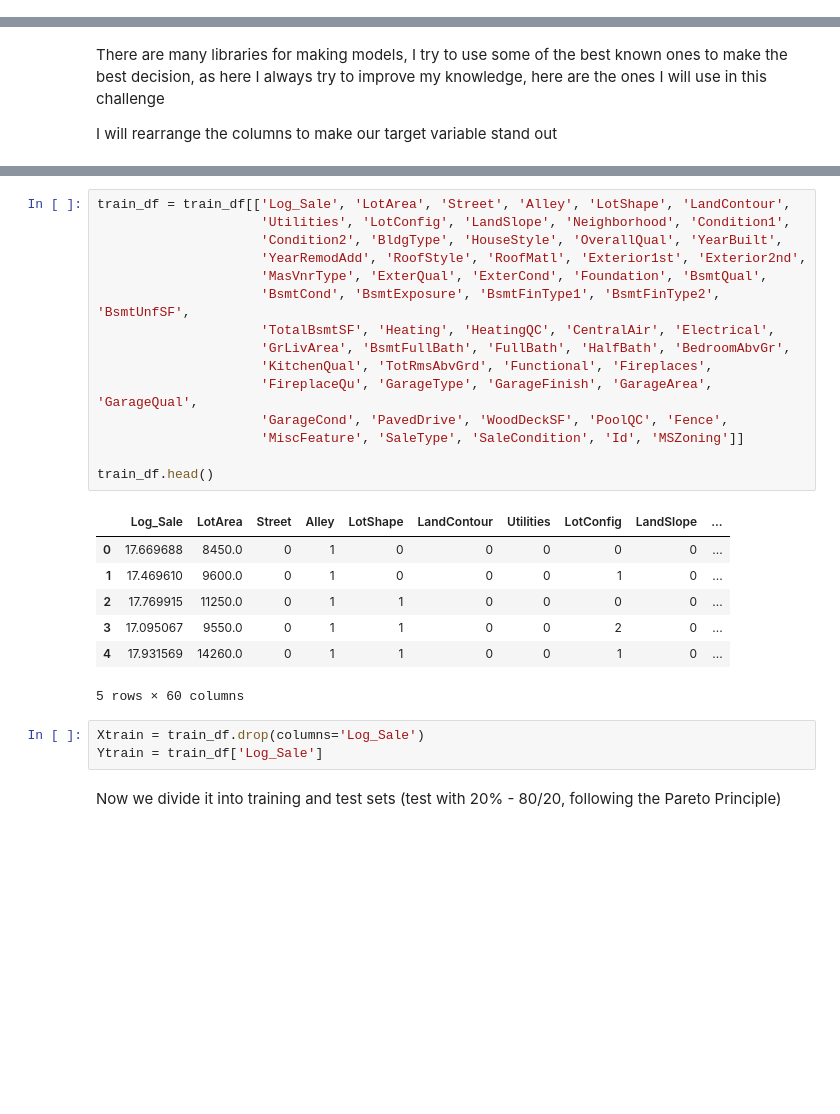
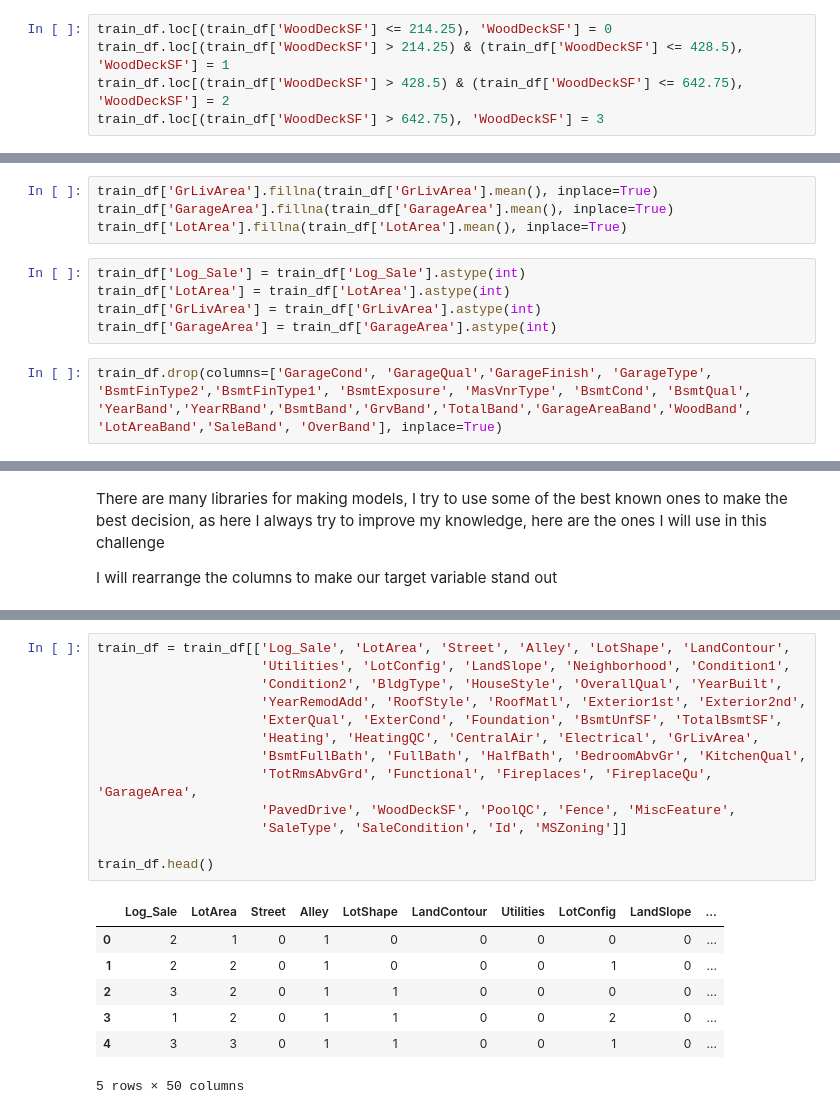
Before and after one commit to rafachoks/data-study, a Jupyter notebook: HouseRent/HouseRentv2.ipynb, the cells around one changed output, grey strips where cells are left out. Drawn from its saved outputs; the diff is of its cells as text; blank space fills up the shorter version.

```diff
--- a/HouseRent/HouseRentv2.ipynb
+++ b/HouseRent/HouseRentv2.ipynb
@@ -663,0 +802,5 @@ train_df.loc[(train_df['OverallQual'] > 7.0), 'OverallQual'] = 3
+# %%
+train_df.loc[(train_df['WoodDeckSF'] <= 214.25), 'WoodDeckSF'] = 0
+train_df.loc[(train_df['WoodDeckSF'] > 214.25) & (train_df['WoodDeckSF'] <= 428.5), 'WoodDeckSF'] = 1
+train_df.loc[(train_df['WoodDeckSF'] > 428.5) & (train_df['WoodDeckSF'] <= 642.75), 'WoodDeckSF'] = 2
+train_df.loc[(train_df['WoodDeckSF'] > 642.75), 'WoodDeckSF'] = 3
@@ -663,0 +822,11 @@ train_df.loc[(train_df['OverallQual'] > 7.0), 'OverallQual'] = 3
+# %%
+train_df['GrLivArea'].fillna(train_df['GrLivArea'].mean(), inplace=True)
+train_df['GarageArea'].fillna(train_df['GarageArea'].mean(), inplace=True)
+train_df['LotArea'].fillna(train_df['LotArea'].mean(), inplace=True)
+# %%
+train_df['Log_Sale'] = train_df['Log_Sale'].astype(int)
+train_df['LotArea'] = train_df['LotArea'].astype(int)
+train_df['GrLivArea'] = train_df['GrLivArea'].astype(int)
+train_df['GarageArea'] = train_df['GarageArea'].astype(int)
+# %%
+train_df.drop(columns=['GarageCond', 'GarageQual','GarageFinish', 'GarageType', 'BsmtFinType2','BsmtFinType1', 'BsmtExposure', 'MasVnrType', 'BsmtCond', 'BsmtQual', 'YearBand','YearRBand','BsmtBand','GrvBand','TotalBand','GarageAreaBand','WoodBand', 'LotAreaBand','SaleBand', 'OverBand'], inplace=True)
@@ -686,28 +863,21 @@ Index(['MSZoning', 'LotArea', 'Street', 'Alley', 'LotShape', 'LandContour',
 # %%
 train_df = train_df[['Log_Sale', 'LotArea', 'Street', 'Alley', 'LotShape', 'LandContour',
                      'Utilities', 'LotConfig', 'LandSlope', 'Neighborhood', 'Condition1',
                      'Condition2', 'BldgType', 'HouseStyle', 'OverallQual', 'YearBuilt',
                      'YearRemodAdd', 'RoofStyle', 'RoofMatl', 'Exterior1st', 'Exterior2nd',
-                     'MasVnrType', 'ExterQual', 'ExterCond', 'Foundation', 'BsmtQual',
-                     'BsmtCond', 'BsmtExposure', 'BsmtFinType1', 'BsmtFinType2', 'BsmtUnfSF',
-                     'TotalBsmtSF', 'Heating', 'HeatingQC', 'CentralAir', 'Electrical',
-                     'GrLivArea', 'BsmtFullBath', 'FullBath', 'HalfBath', 'BedroomAbvGr',
-                     'KitchenQual', 'TotRmsAbvGrd', 'Functional', 'Fireplaces',
-                     'FireplaceQu', 'GarageType', 'GarageFinish', 'GarageArea', 'GarageQual',
-                     'GarageCond', 'PavedDrive', 'WoodDeckSF', 'PoolQC', 'Fence',
-                     'MiscFeature', 'SaleType', 'SaleCondition', 'Id', 'MSZoning']]
+                     'ExterQual', 'ExterCond', 'Foundation', 'BsmtUnfSF', 'TotalBsmtSF',
+                     'Heating', 'HeatingQC', 'CentralAir', 'Electrical', 'GrLivArea',
+                     'BsmtFullBath', 'FullBath', 'HalfBath', 'BedroomAbvGr', 'KitchenQual',
+                     'TotRmsAbvGrd', 'Functional', 'Fireplaces', 'FireplaceQu', 'GarageArea',
+                     'PavedDrive', 'WoodDeckSF', 'PoolQC', 'Fence', 'MiscFeature',
+                     'SaleType', 'SaleCondition', 'Id', 'MSZoning']]
 
 train_df.head()
 # %% [output]
 |  | Log_Sale | LotArea | Street | Alley | LotShape | LandContour | Utilities | LotConfig | LandSlope | ... |
-| 0 | 17.669688 | 8450.0 | 0 | 1 | 0 | 0 | 0 | 0 | 0 | ... |
-| 1 | 17.469610 | 9600.0 | 0 | 1 | 0 | 0 | 0 | 1 | 0 | ... |
-| 2 | 17.769915 | 11250.0 | 0 | 1 | 1 | 0 | 0 | 0 | 0 | ... |
-| 3 | 17.095067 | 9550.0 | 0 | 1 | 1 | 0 | 0 | 2 | 0 | ... |
-| 4 | 17.931569 | 14260.0 | 0 | 1 | 1 | 0 | 0 | 1 | 0 | ... |
+| 0 | 2 | 1 | 0 | 1 | 0 | 0 | 0 | 0 | 0 | ... |
+| 1 | 2 | 2 | 0 | 1 | 0 | 0 | 0 | 1 | 0 | ... |
+| 2 | 3 | 2 | 0 | 1 | 1 | 0 | 0 | 0 | 0 | ... |
+| 3 | 1 | 2 | 0 | 1 | 1 | 0 | 0 | 2 | 0 | ... |
+| 4 | 3 | 3 | 0 | 1 | 1 | 0 | 0 | 1 | 0 | ... |
-5 rows × 60 columns
+5 rows × 50 columns
-# %%
-Xtrain = train_df.drop(columns='Log_Sale')
-Ytrain = train_df['Log_Sale']
-# %% [markdown]
-Now we divide it into training and test sets (test with 20% - 80/20, following the Pareto Principle)
```
Also changed, not shown: parts of 55 cells of this notebook, 2 other files.
